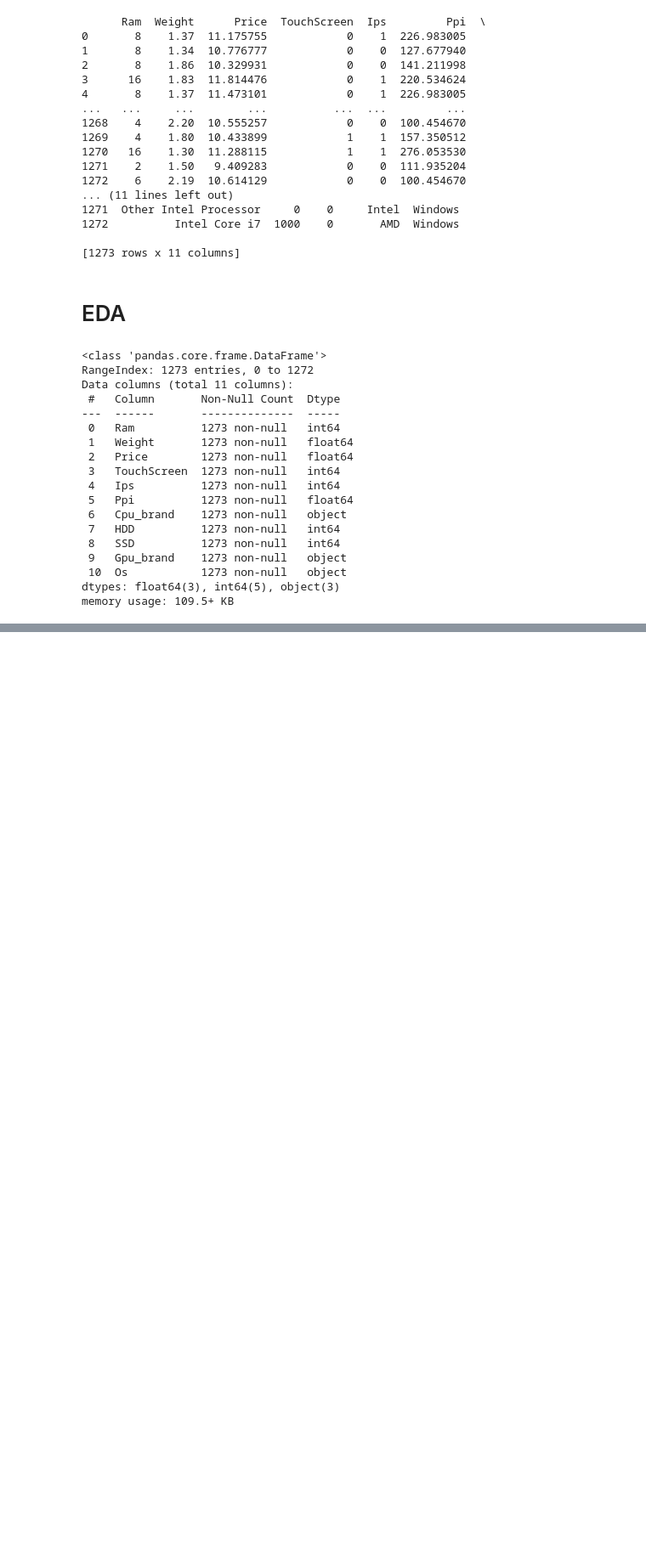
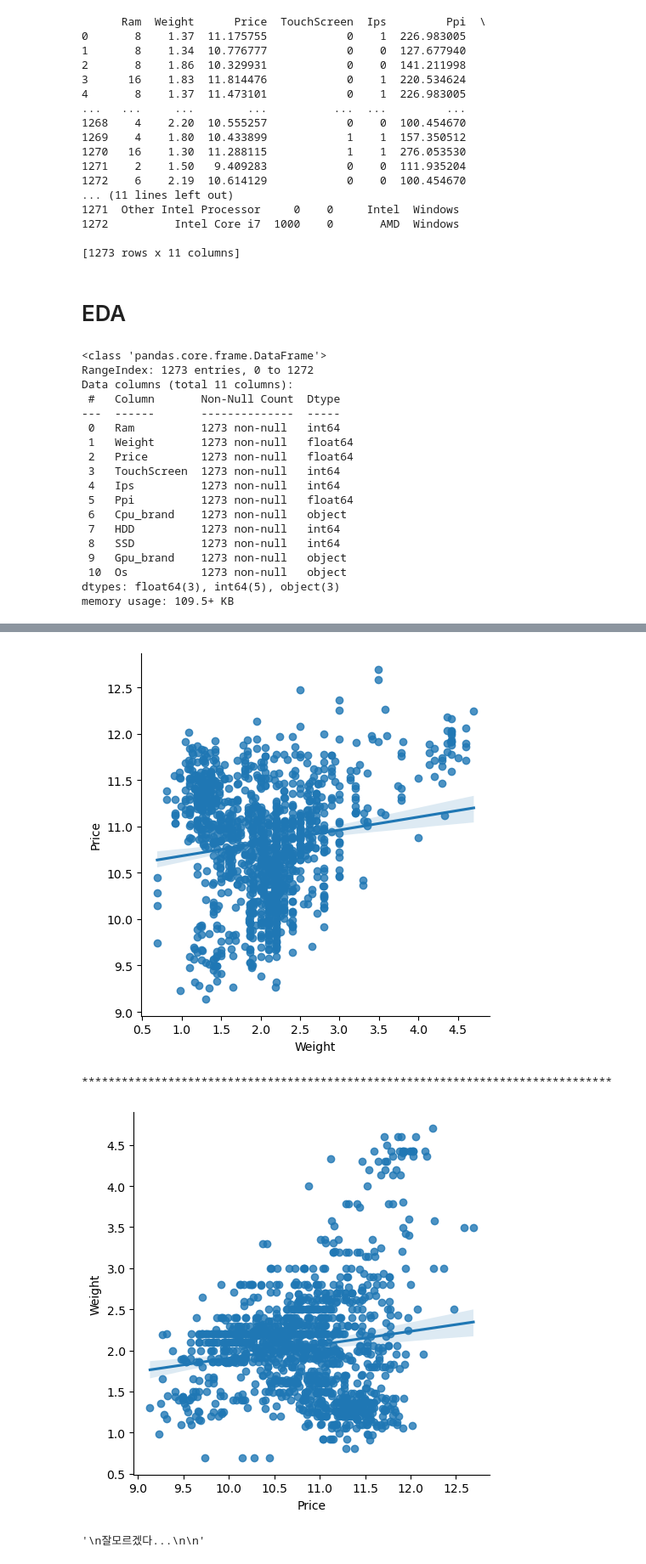
Before and after one commit to Nvuly/Laptop_Price_Prediction, a Jupyter notebook: Laptop_Price_Prediction.ipynb, the cells around one changed output, grey strips where cells are left out. Shown: that part at 85% size. Drawn from its saved outputs; the diff is of its cells as text; code cells hidden in the pictures; blank space fills up the shorter version.

```diff
--- a/Laptop_Price_Prediction.ipynb
+++ b/Laptop_Price_Prediction.ipynb
@@ -191,0 +214,20 @@ plt.show()
+# %%
+### Weight컬럼과 Price컬럼(노트북의 관계)의 관계 분석
+
+sns.lmplot(data=df, x='Weight', y='Price')
+plt.show()
+
+print('*'*80)
+
+sns.lmplot(data=df, x='Price', y='Weight')
+plt.show()
+
+'''
+잘모르겠다...
+
+'''
+# %% [output]
+[figure, added]
+********************************************************************************
+[figure, added]
+'\n잘모르겠다...\n\n'
```
Also changed, not shown: parts of 6 cells of this notebook.
